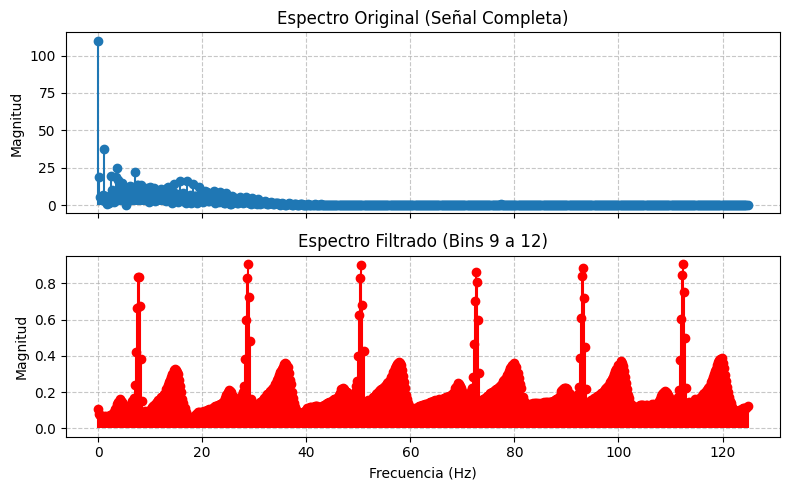
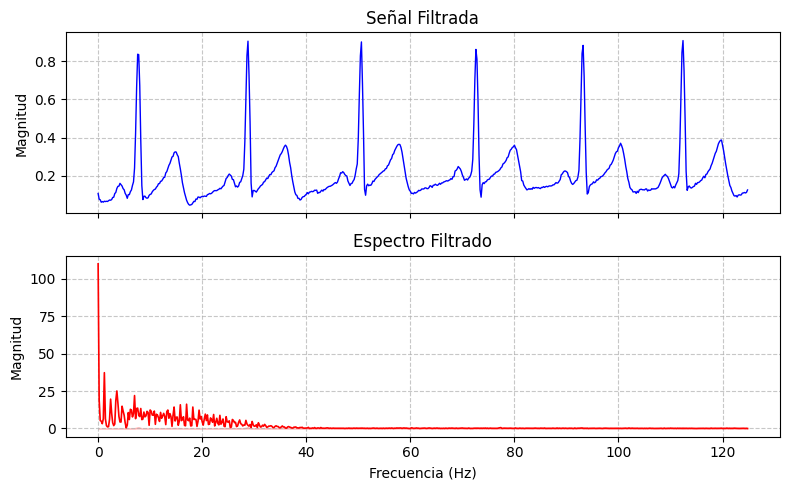
Code edit (unified diff) that turned the first committed figure into the second:
--- before
+++ after
@@ -4,26 +4,21 @@
 transECG_mitad[299:301] = signalZeros[299:301]
 signalECG_r = np.fft.ifft(transECG_mitad)
-# fig = plt.figure()
-# ax = fig.add_subplot(111)
-# ax.plot(t, abs(signalECG_r))
-# ax.set(title='Filtrado en {x_peaks} Hz',xlabel='Tiempo (s)', ylabel='Amplitud (V)')
-# plt.show()
 
 
 fig_spec, (ax_top, ax_bot) = plt.subplots(2, 1, figsize=(8, 5), sharex=True)
 
-# Original
-ax_top.stem(freq_mitad, np.abs(transECG_mitad), basefmt=" ")
-ax_top.set_title('Espectro Original (Señal Completa)')
+ax_top.plot(freq_mitad, np.abs(signalECG_r), color='blue', linewidth=1)
+ax_top.set_title('Señal Filtrada')
 ax_top.set_ylabel('Magnitud')
 ax_top.grid(True, linestyle='--', alpha=0.7)
 
-# Filtrada
-ax_bot.stem(freq_mitad, np.abs(signalECG_r), linefmt='r', markerfmt='ro', basefmt=" ")
-ax_bot.set_title('Espectro Filtrado (Bins 9 a 12)')
+ax_bot.plot(freq_mitad, np.abs(transECG_mitad), color='red', linewidth=1.2)
+ax_bot.set_title('Espectro Filtrado')
 ax_bot.set_xlabel('Frecuencia (Hz)')
 ax_bot.set_ylabel('Magnitud')
 ax_bot.grid(True, linestyle='--', alpha=0.7)
 
+ax_bot.fill_between(freq_mitad, np.abs(signalECG_r), color='red', alpha=0.2)
+
 plt.tight_layout()
 plt.show()

Commit: Señal filtrada arreglada